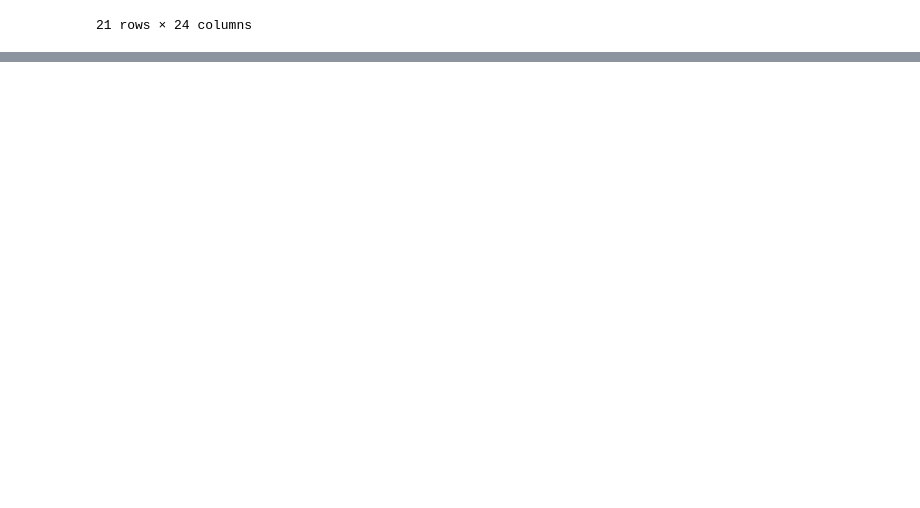
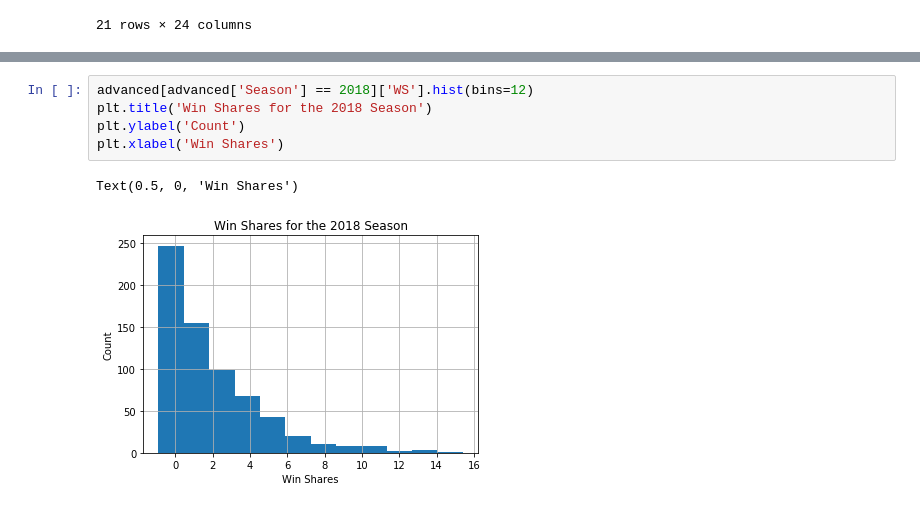
Before and after one commit to KirkAVoss/kv-capstone, a Jupyter notebook: NBAwinshare/notebooks/EDA_and_read_in_functionality.ipynb, the cells around one changed output, grey strips where cells are left out. Cells and saved outputs as stored; diff of their text form; blank space fills up the shorter version.

```diff
--- a/NBAwinshare/notebooks/EDA_and_read_in_functionality.ipynb
+++ b/NBAwinshare/notebooks/EDA_and_read_in_functionality.ipynb
@@ -396,0 +421,8 @@ advanced.groupby('Season').std()
+# %%
+advanced[advanced['Season'] == 2018]['WS'].hist(bins=12)
+plt.title('Win Shares for the 2018 Season')
+plt.ylabel('Count')
+plt.xlabel('Win Shares')
+# %% [output]
+Text(0.5, 0, 'Win Shares')
+[figure, added]
```
Also changed, not shown: parts of 9 cells of this notebook.
